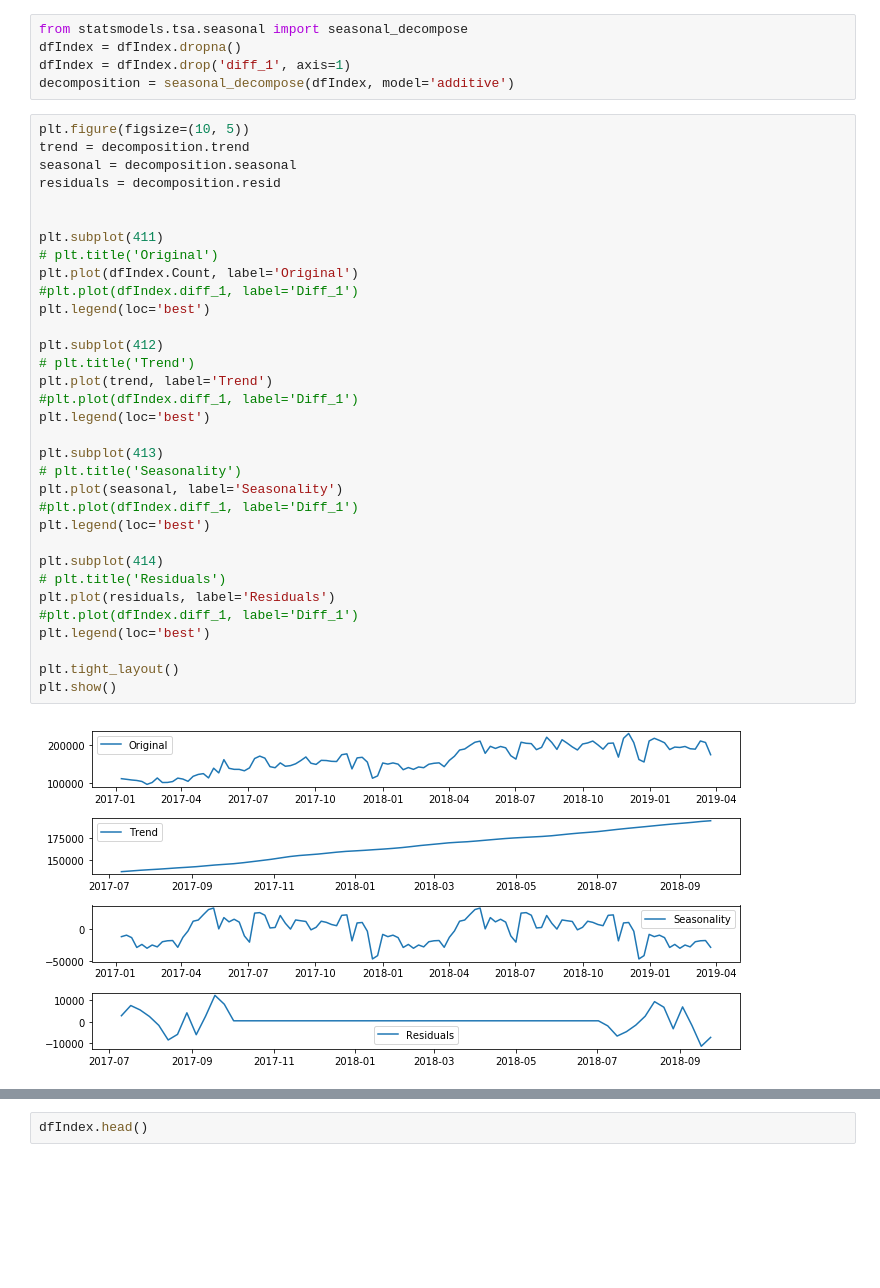
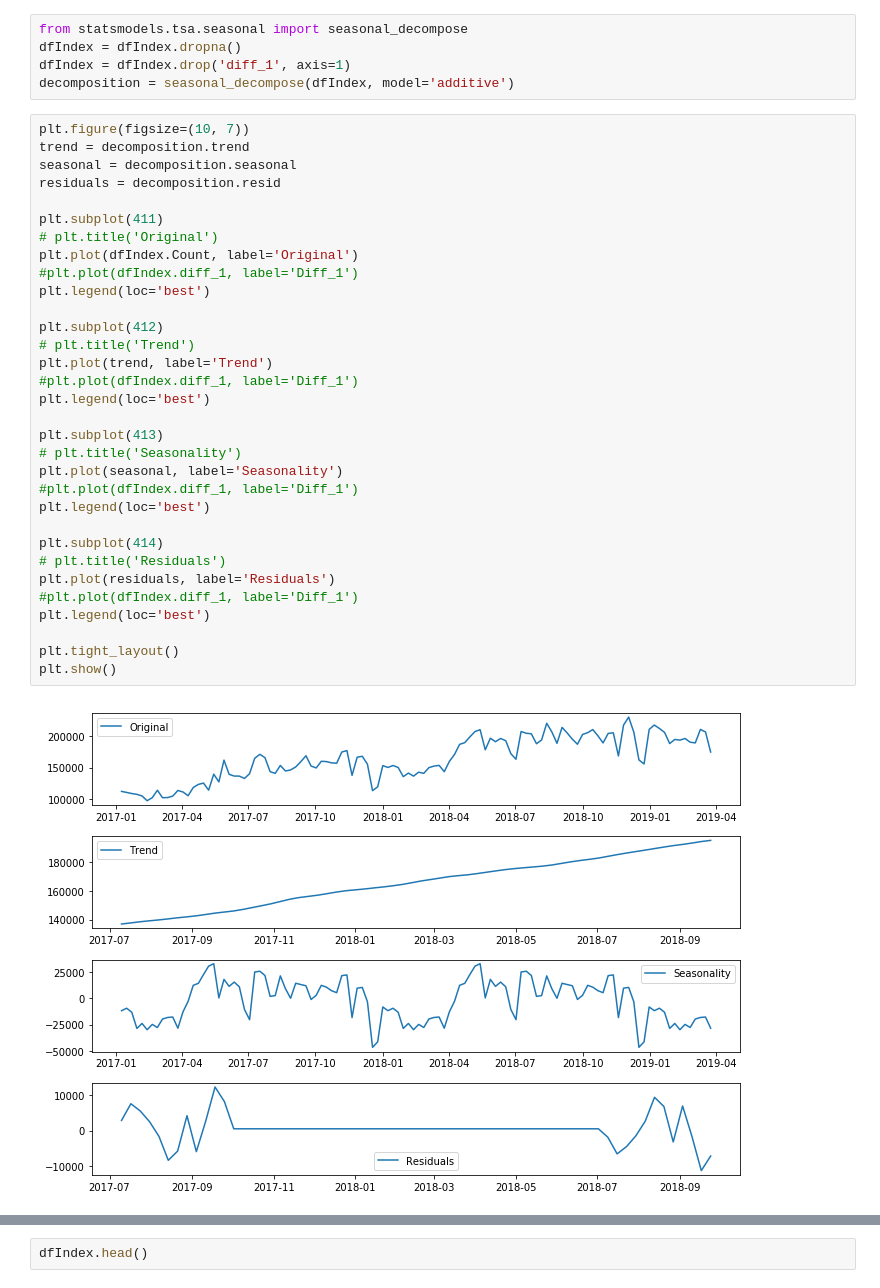
Before and after one commit to gaddyc/Thinkful_Data_Science, a Jupyter notebook: Unit7_FinalCapstone/Unit7.5_TimeSeries_LendingClub.ipynb, the cells around one changed output, grey strips where cells are left out. Cells and saved outputs as stored; diff of their text form; blank space fills up the shorter version.

```diff
--- a/Unit7_FinalCapstone/Unit7.5_TimeSeries_LendingClub.ipynb
+++ b/Unit7_FinalCapstone/Unit7.5_TimeSeries_LendingClub.ipynb
@@ -172,37 +175,36 @@ dfIndex = dfIndex.dropna()
 dfIndex = dfIndex.drop('diff_1', axis=1)
 decomposition = seasonal_decompose(dfIndex, model='additive')
 # %%
-plt.figure(figsize=(10, 5))
+plt.figure(figsize=(10, 7))
 trend = decomposition.trend
 seasonal = decomposition.seasonal
 residuals = decomposition.resid
-
 
 plt.subplot(411)
 # plt.title('Original')
 plt.plot(dfIndex.Count, label='Original')
 #plt.plot(dfIndex.diff_1, label='Diff_1')
 plt.legend(loc='best')
 
 plt.subplot(412)
 # plt.title('Trend')
 plt.plot(trend, label='Trend')
 #plt.plot(dfIndex.diff_1, label='Diff_1')
 plt.legend(loc='best')
 
 plt.subplot(413)
 # plt.title('Seasonality')
 plt.plot(seasonal, label='Seasonality')
 #plt.plot(dfIndex.diff_1, label='Diff_1')
 plt.legend(loc='best')
 
 plt.subplot(414)
 # plt.title('Residuals')
 plt.plot(residuals, label='Residuals')
 #plt.plot(dfIndex.diff_1, label='Diff_1')
 plt.legend(loc='best')
 
 plt.tight_layout()
 plt.show()
 # %% [output]
-[figure, old version]
+[figure, new version]
```
Also changed, not shown: parts of 31 cells of this notebook, 1 other file.
